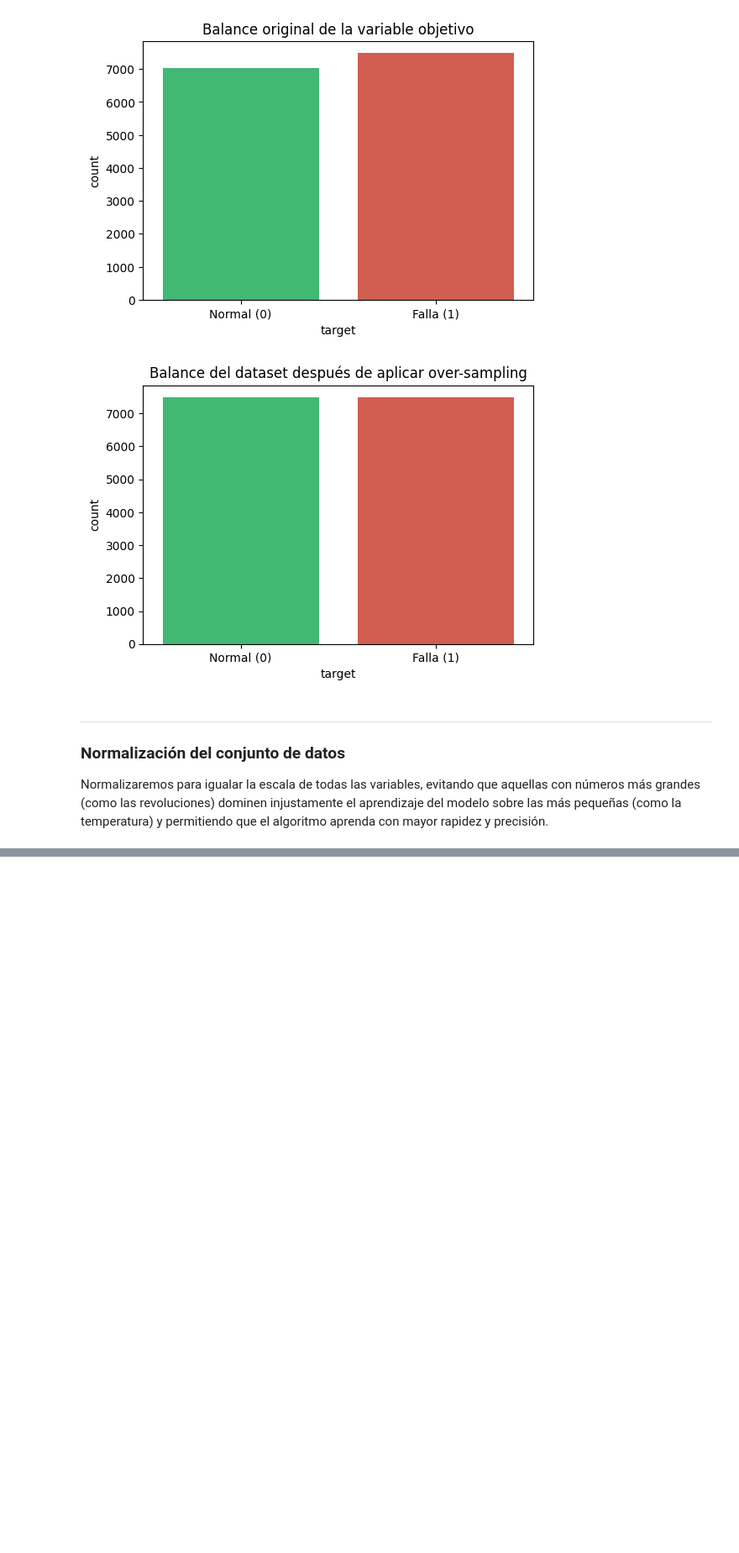
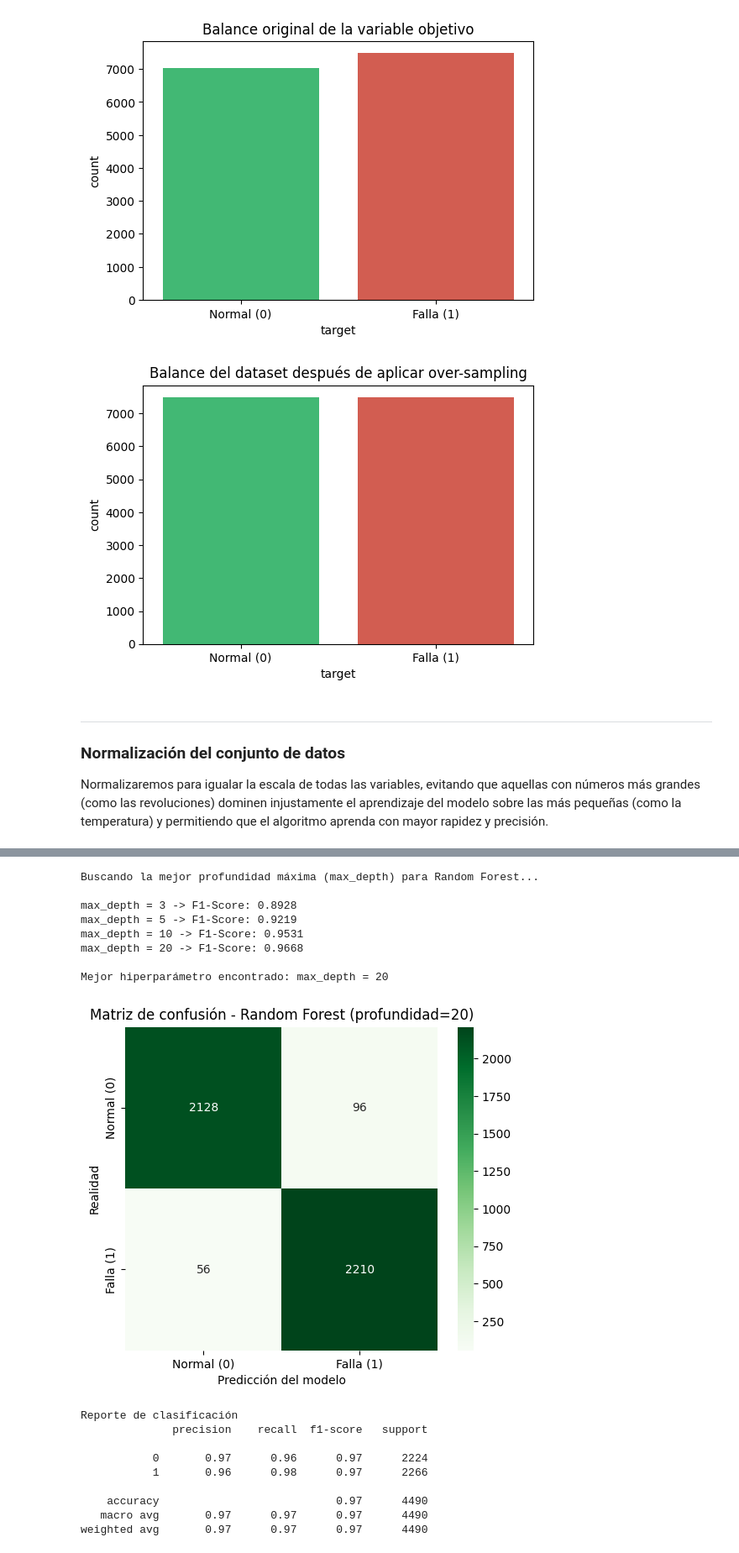
Before and after one commit to Lautsol/Tp-Ciencia-de-datos, a Jupyter notebook: Archivos/TP_Parte2.ipynb, the cells around one changed output, grey strips where cells are left out. Shown at 84% size. Drawn from its saved outputs; the diff is of its cells as text; code cells hidden in the pictures; blank space fills up the shorter version.

```diff
--- a/Archivos/TP_Parte2.ipynb
+++ b/Archivos/TP_Parte2.ipynb
@@ -279,0 +455,71 @@ plt.show()
+# %%
+from sklearn.ensemble import RandomForestClassifier
+
+# 1. Búsqueda del hiperparámetro 'max_depth'
+print("Buscando la mejor profundidad máxima (max_depth) para Random Forest...\n")
+
+# Probamos distintas profundidades para los árboles
+valores_profundidad = [3, 5, 10, 20]
+mejor_f1_rf = 0
+mejor_profundidad = 0
+
+for prof in valores_profundidad:
+    # Instanciamos el modelo con 100 árboles (n_estimators=100)
+    modelo_rf_tmp = RandomForestClassifier(n_estimators=100, max_depth=prof, random_state=42)
+    modelo_rf_tmp.fit(X_train, y_train)
+
+    # Predecimos y evaluamos usando el conjunto de test
+    y_pred_tmp = modelo_rf_tmp.predict(X_test)
+    f1_rf = f1_score(y_test, y_pred_tmp)
+
+    print(f"max_depth = {prof} -> F1-Score: {f1_rf:.4f}")
+
+    # Guardamos el mejor resultado
+    if f1_rf > mejor_f1_rf:
+        mejor_f1_rf = f1_rf
+        mejor_profundidad = prof
+
+print(f"\nMejor hiperparámetro encontrado: max_depth = {mejor_profundidad}")
+
+# 2. Entrenamiento final y evaluación
+# Entrenamos el modelo definitivo
+modelo_rf_final = RandomForestClassifier(n_estimators=100, max_depth=mejor_profundidad, random_state=42)
+modelo_rf_final.fit(X_train, y_train)
+
+# Predicción final
+y_pred_rf = modelo_rf_final.predict(X_test)
+
+# Matriz de confusión
+cm_rf = confusion_matrix(y_test, y_pred_rf)
+
+plt.figure(figsize=(6, 5))
+sns.heatmap(cm_rf, annot=True, fmt='d', cmap='Greens', # Lo pongo en verde para diferenciarlo del anterior
+            xticklabels=['Normal (0)', 'Falla (1)'],
+            yticklabels=['Normal (0)', 'Falla (1)'])
+plt.title(f'Matriz de confusión - Random Forest (profundidad={mejor_profundidad})')
+plt.xlabel('Predicción del modelo')
+plt.ylabel('Realidad')
+plt.show()
+
+# Reporte de clasificación
+print("\nReporte de clasificación")
+print(classification_report(y_test, y_pred_rf))
+# %% [output]
+Buscando la mejor profundidad máxima (max_depth) para Random Forest...
+
+max_depth = 3 -> F1-Score: 0.8928
+max_depth = 5 -> F1-Score: 0.9219
+max_depth = 10 -> F1-Score: 0.9531
+max_depth = 20 -> F1-Score: 0.9668
+
+Mejor hiperparámetro encontrado: max_depth = 20
+[figure, added]
+Reporte de clasificación
+              precision    recall  f1-score   support
+
+           0       0.97      0.96      0.97      2224
+           1       0.96      0.98      0.97      2266
+
+    accuracy                           0.97      4490
+   macro avg       0.97      0.97      0.97      4490
+weighted avg       0.97      0.97      0.97      4490
```
Also changed, not shown: parts of 16 cells of this notebook.
